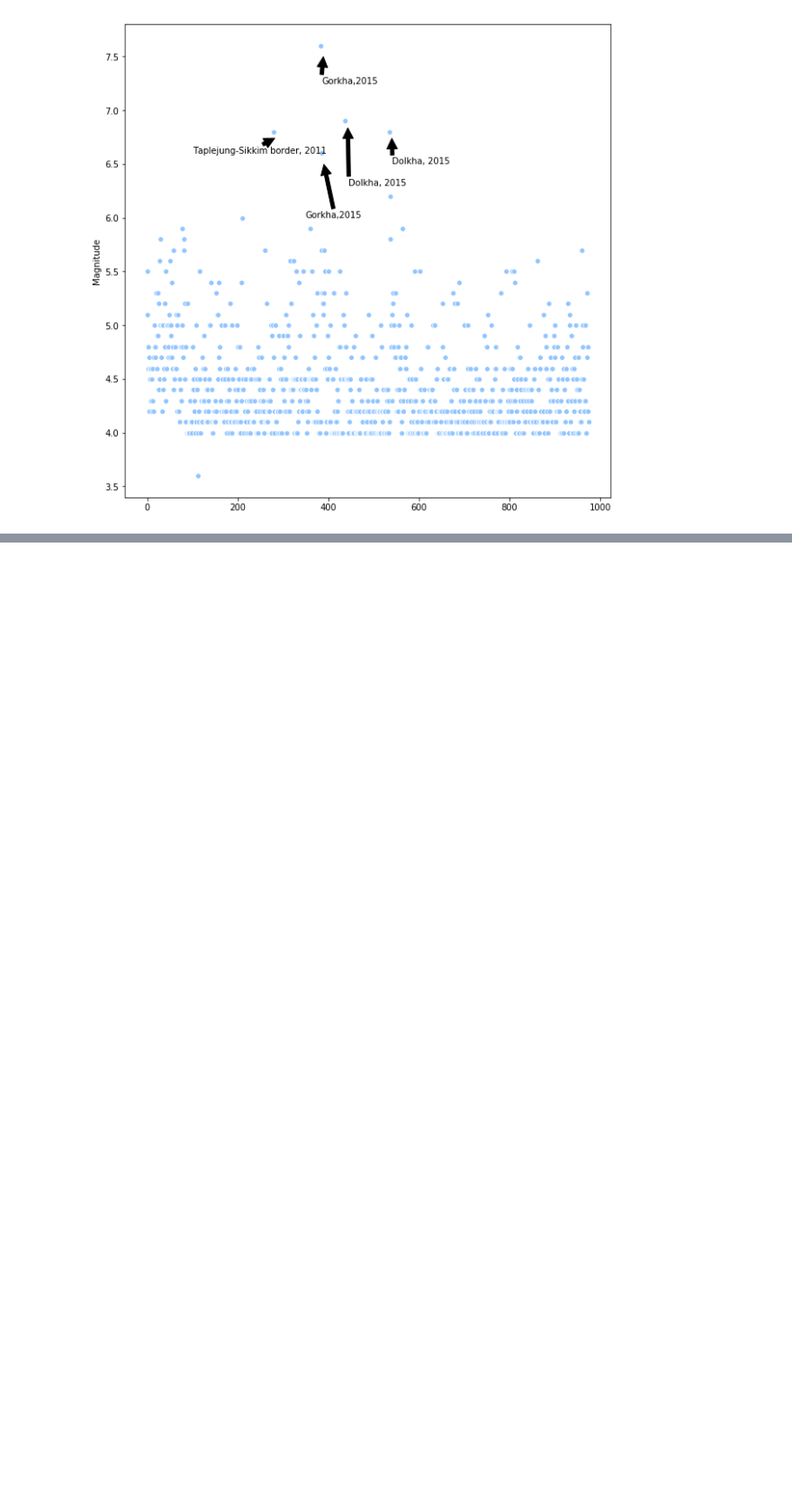
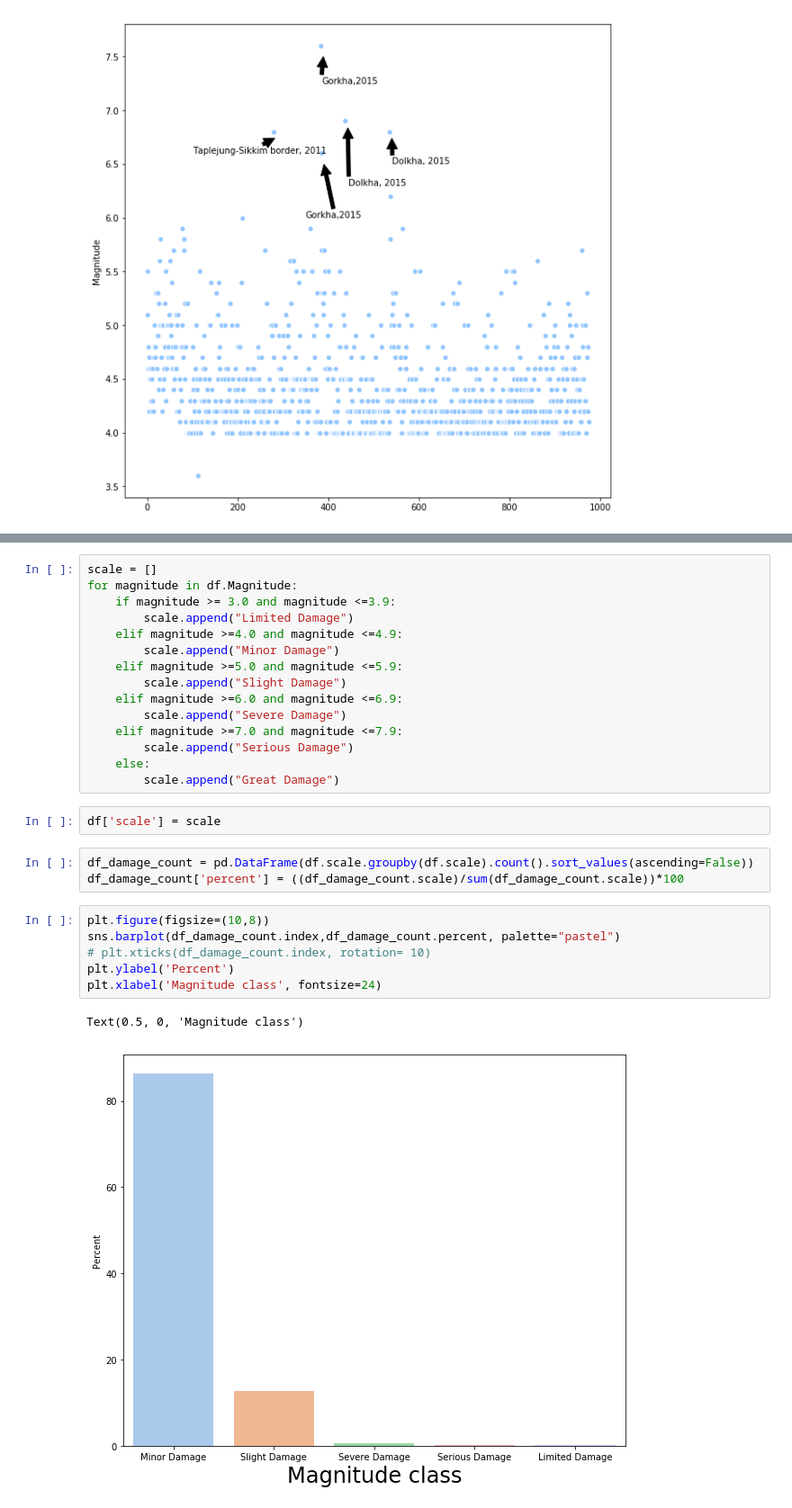
Before and after one commit to adisen99/ipython-basics, a Jupyter notebook: 05_Pandas.ipynb, the cells around one changed output, grey strips where cells are left out. Shown: that part at 90% size. Cells and saved outputs as stored; diff of their text form; blank space fills up the shorter version.

```diff
--- a/05_Pandas.ipynb
+++ b/05_Pandas.ipynb
@@ -243,0 +263,29 @@ plt.savefig('overall_earthquakes.png')
+# %%
+scale = []
+for magnitude in df.Magnitude:
+    if magnitude >= 3.0 and magnitude <=3.9:
+        scale.append("Limited Damage")
+    elif magnitude >=4.0 and magnitude <=4.9:
+        scale.append("Minor Damage")
+    elif magnitude >=5.0 and magnitude <=5.9:
+        scale.append("Slight Damage")
+    elif magnitude >=6.0 and magnitude <=6.9:
+        scale.append("Severe Damage")
+    elif magnitude >=7.0 and magnitude <=7.9:
+        scale.append("Serious Damage")
+    else:
+        scale.append("Great Damage")
+# %%
+df['scale'] = scale
+# %%
+df_damage_count = pd.DataFrame(df.scale.groupby(df.scale).count().sort_values(ascending=False))
+df_damage_count['percent'] = ((df_damage_count.scale)/sum(df_damage_count.scale))*100
+# %%
+plt.figure(figsize=(10,8))
+sns.barplot(df_damage_count.index,df_damage_count.percent, palette="pastel")
+# plt.xticks(df_damage_count.index, rotation= 10)
+plt.ylabel('Percent')
+plt.xlabel('Magnitude class', fontsize=24)
+# %% [output]
+Text(0.5, 0, 'Magnitude class')
+[figure, added]
```
Also changed, not shown: parts of 14 cells of this notebook, 11 other files.
